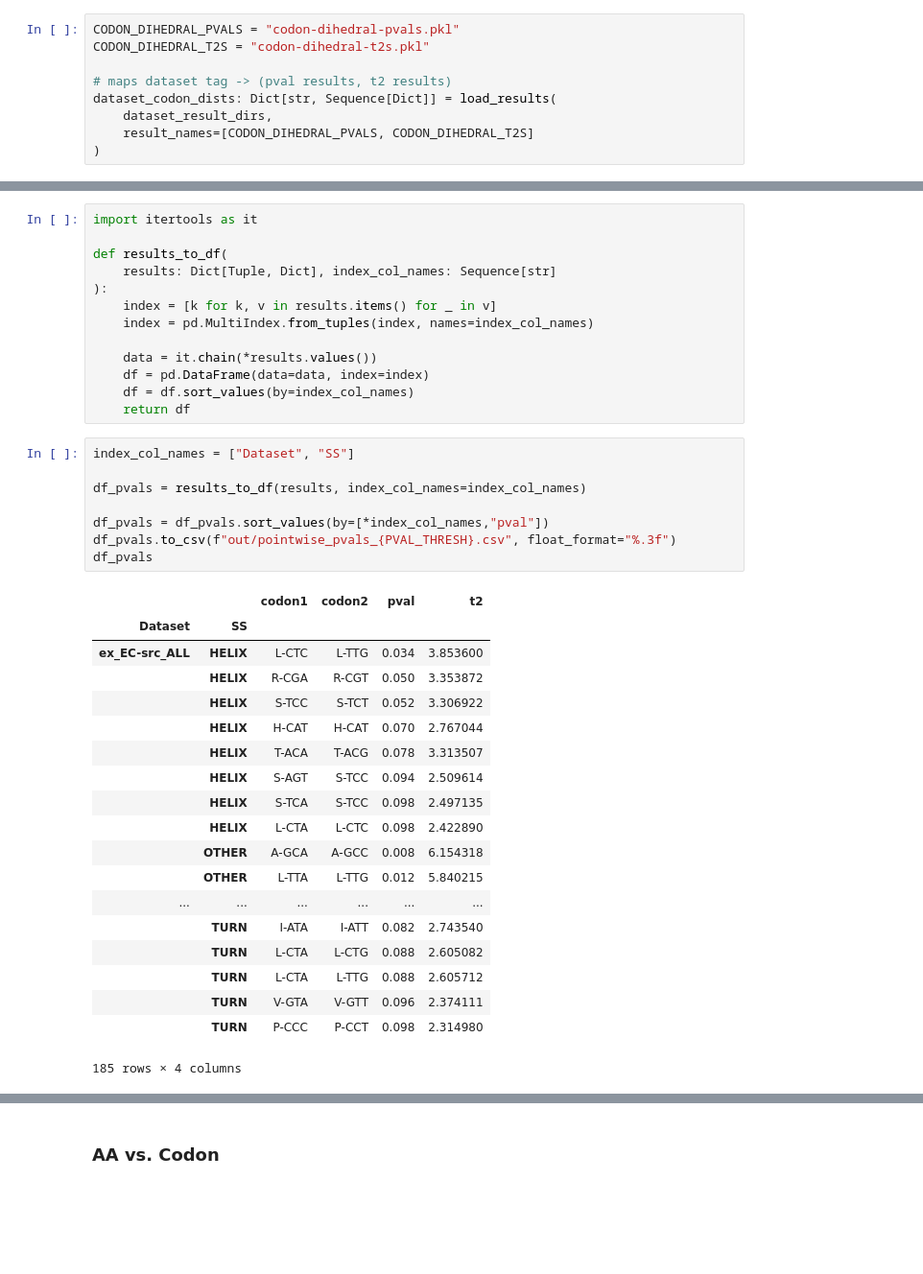
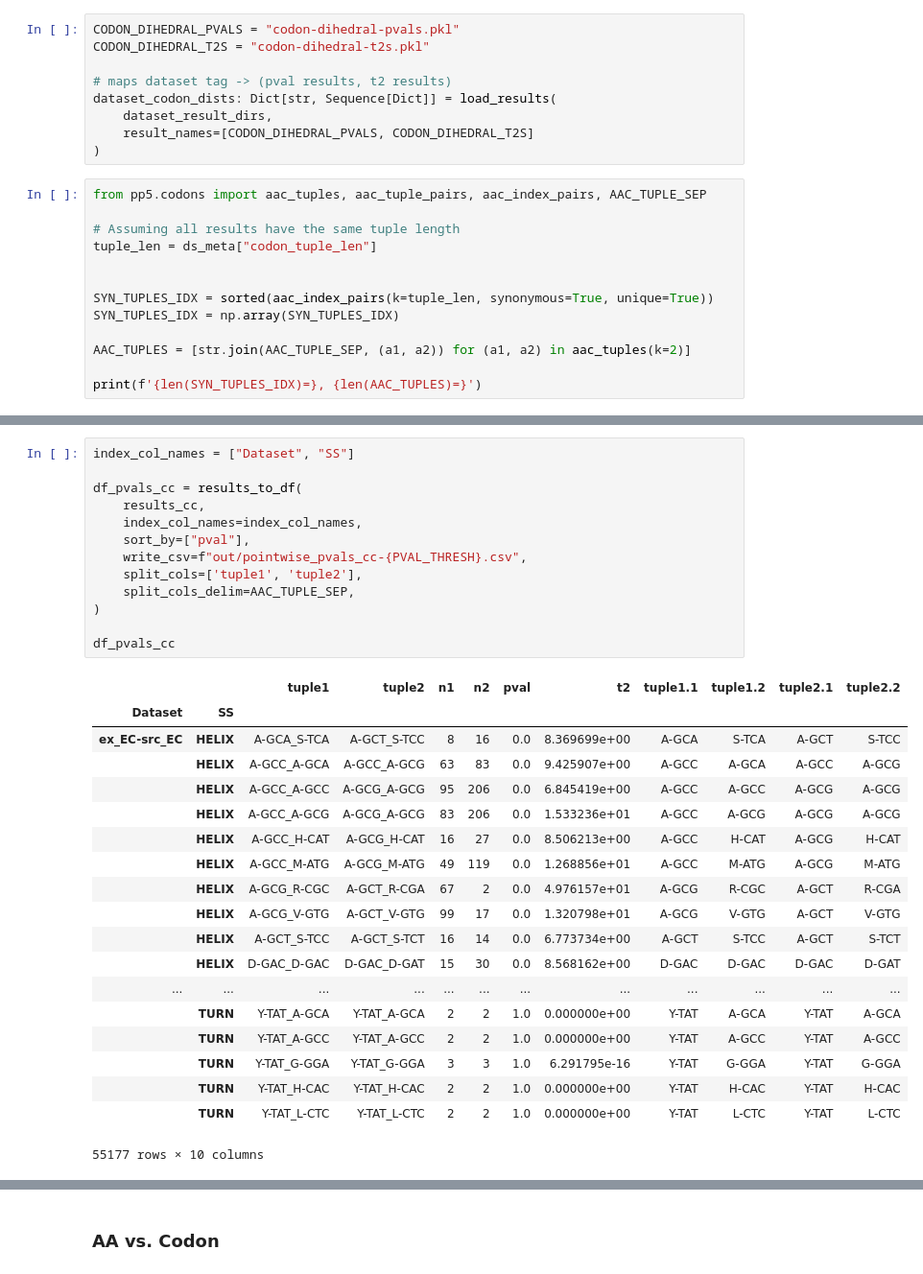
Before and after one commit to vistalab-technion/pp5, a Jupyter notebook: notebooks/05-pointwise_pvals.ipynb, the cells around one changed output, grey strips where cells are left out. Shown: that part at 96% size. Cells and saved outputs as stored; diff of their text form; blank space fills up the shorter version.

Commit message:
notebooks: update pointwise pval notebook

```diff
--- a/notebooks/05-pointwise_pvals.ipynb
+++ b/notebooks/05-pointwise_pvals.ipynb
@@ -144,3 +190,16 @@ dataset_codon_dists: Dict[str, Sequence[Dict]] = load_results(
     dataset_result_dirs,
     result_names=[CODON_DIHEDRAL_PVALS, CODON_DIHEDRAL_T2S]
 )
+# %%
+from pp5.codons import aac_tuples, aac_tuple_pairs, aac_index_pairs, AAC_TUPLE_SEP
+
+# Assuming all results have the same tuple length
+tuple_len = ds_meta["codon_tuple_len"]
+
+
+SYN_TUPLES_IDX = sorted(aac_index_pairs(k=tuple_len, synonymous=True, unique=True))
+SYN_TUPLES_IDX = np.array(SYN_TUPLES_IDX)
+
+AAC_TUPLES = [str.join(AAC_TUPLE_SEP, (a1, a2)) for (a1, a2) in aac_tuples(k=2)]
+
+print(f'{len(SYN_TUPLES_IDX)=}, {len(AAC_TUPLES)=}')
@@ -173,44 +235,36 @@ for ds_tag, (ds_pvals, ds_t2s) in dataset_codon_dists.items():
             }
             for aac1, aac2 in syn_significant_idx
         ]
-# %%
-import itertools as it
-
-def results_to_df(
-    results: Dict[Tuple, Dict], index_col_names: Sequence[str]
-):
-    index = [k for k, v in results.items() for _ in v]
-    index = pd.MultiIndex.from_tuples(index, names=index_col_names)
-
-    data = it.chain(*results.values())
-    df = pd.DataFrame(data=data, index=index)
-    df = df.sort_values(by=index_col_names)
-    return df
 # %%
 index_col_names = ["Dataset", "SS"]
 
-df_pvals = results_to_df(results, index_col_names=index_col_names)
+df_pvals_cc = results_to_df(
+    results_cc,
+    index_col_names=index_col_names,
+    sort_by=["pval"],
+    write_csv=f"out/pointwise_pvals_cc-{PVAL_THRESH}.csv",
+    split_cols=['tuple1', 'tuple2'],
+    split_cols_delim=AAC_TUPLE_SEP,
+)
 
-df_pvals = df_pvals.sort_values(by=[*index_col_names,"pval"])
-df_pvals.to_csv(f"out/pointwise_pvals_{PVAL_THRESH}.csv", float_format="%.3f")
-df_pvals
+df_pvals_cc
 # %% [output]
-|  |  | codon1 | codon2 | pval | t2 |
-| Dataset | SS |  |  |  |  |
-| ex_EC-src_ALL | HELIX | L-CTC | L-TTG | 0.034 | 3.853600 |
-|  | HELIX | R-CGA | R-CGT | 0.050 | 3.353872 |
-|  | HELIX | S-TCC | S-TCT | 0.052 | 3.306922 |
-|  | HELIX | H-CAT | H-CAT | 0.070 | 2.767044 |
-|  | HELIX | T-ACA | T-ACG | 0.078 | 3.313507 |
-|  | HELIX | S-AGT | S-TCC | 0.094 | 2.509614 |
-|  | HELIX | S-TCA | S-TCC | 0.098 | 2.497135 |
-|  | HELIX | L-CTA | L-CTC | 0.098 | 2.422890 |
-|  | OTHER | A-GCA | A-GCC | 0.008 | 6.154318 |
-|  | OTHER | L-TTA | L-TTG | 0.012 | 5.840215 |
-| ... | ... | ... | ... | ... | ... |
-|  | TURN | I-ATA | I-ATT | 0.082 | 2.743540 |
-|  | TURN | L-CTA | L-CTG | 0.088 | 2.605082 |
-|  | TURN | L-CTA | L-TTG | 0.088 | 2.605712 |
-|  | TURN | V-GTA | V-GTT | 0.096 | 2.374111 |
-|  | TURN | P-CCC | P-CCT | 0.098 | 2.314980 |
+|  |  | tuple1 | tuple2 | n1 | n2 | pval | t2 | tuple1.1 | tuple1.2 | tuple2.1 | tuple2.2 |
+| Dataset | SS |  |  |  |  |  |  |  |  |  |  |
+| ex_EC-src_EC | HELIX | A-GCA_S-TCA | A-GCT_S-TCC | 8 | 16 | 0.0 | 8.369699e+00 | A-GCA | S-TCA | A-GCT | S-TCC |
+|  | HELIX | A-GCC_A-GCA | A-GCC_A-GCG | 63 | 83 | 0.0 | 9.425907e+00 | A-GCC | A-GCA | A-GCC | A-GCG |
+|  | HELIX | A-GCC_A-GCC | A-GCG_A-GCG | 95 | 206 | 0.0 | 6.845419e+00 | A-GCC | A-GCC | A-GCG | A-GCG |
+|  | HELIX | A-GCC_A-GCG | A-GCG_A-GCG | 83 | 206 | 0.0 | 1.533236e+01 | A-GCC | A-GCG | A-GCG | A-GCG |
+|  | HELIX | A-GCC_H-CAT | A-GCG_H-CAT | 16 | 27 | 0.0 | 8.506213e+00 | A-GCC | H-CAT | A-GCG | H-CAT |
+|  | HELIX | A-GCC_M-ATG | A-GCG_M-ATG | 49 | 119 | 0.0 | 1.268856e+01 | A-GCC | M-ATG | A-GCG | M-ATG |
+|  | HELIX | A-GCG_R-CGC | A-GCT_R-CGA | 67 | 2 | 0.0 | 4.976157e+01 | A-GCG | R-CGC | A-GCT | R-CGA |
+|  | HELIX | A-GCG_V-GTG | A-GCT_V-GTG | 99 | 17 | 0.0 | 1.320798e+01 | A-GCG | V-GTG | A-GCT | V-GTG |
+|  | HELIX | A-GCT_S-TCC | A-GCT_S-TCT | 16 | 14 | 0.0 | 6.773734e+00 | A-GCT | S-TCC | A-GCT | S-TCT |
+|  | HELIX | D-GAC_D-GAC | D-GAC_D-GAT | 15 | 30 | 0.0 | 8.568162e+00 | D-GAC | D-GAC | D-GAC | D-GAT |
+| ... | ... | ... | ... | ... | ... | ... | ... | ... | ... | ... | ... |
+|  | TURN | Y-TAT_A-GCA | Y-TAT_A-GCA | 2 | 2 | 1.0 | 0.000000e+00 | Y-TAT | A-GCA | Y-TAT | A-GCA |
+|  | TURN | Y-TAT_A-GCC | Y-TAT_A-GCC | 2 | 2 | 1.0 | 0.000000e+00 | Y-TAT | A-GCC | Y-TAT | A-GCC |
+|  | TURN | Y-TAT_G-GGA | Y-TAT_G-GGA | 3 | 3 | 1.0 | 6.291795e-16 | Y-TAT | G-GGA | Y-TAT | G-GGA |
+|  | TURN | Y-TAT_H-CAC | Y-TAT_H-CAC | 2 | 2 | 1.0 | 0.000000e+00 | Y-TAT | H-CAC | Y-TAT | H-CAC |
+|  | TURN | Y-TAT_L-CTC | Y-TAT_L-CTC | 2 | 2 | 1.0 | 0.000000e+00 | Y-TAT | L-CTC | Y-TAT | L-CTC |
-185 rows × 4 columns
+55177 rows × 10 columns
```
Also changed, not shown: parts of 25 cells of this notebook.
